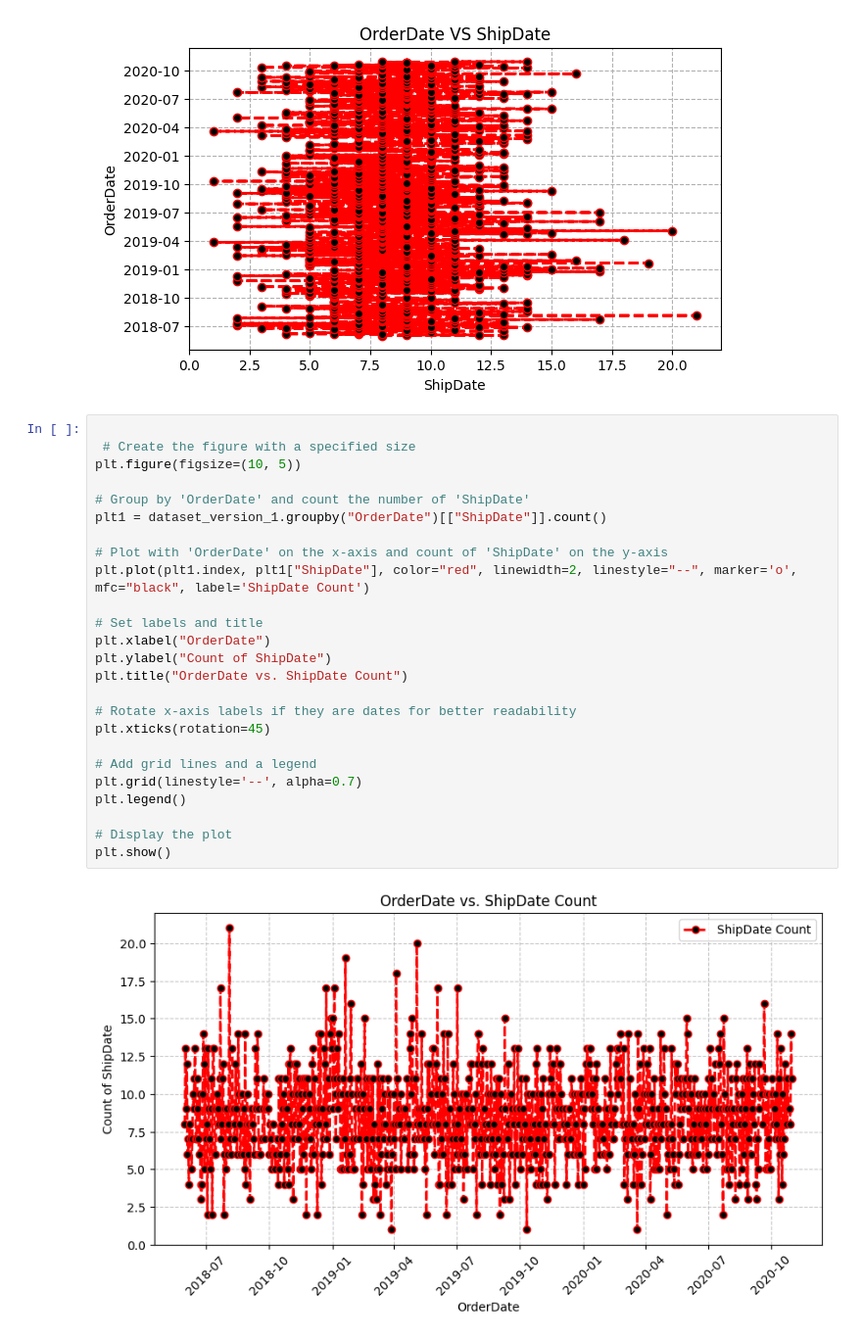
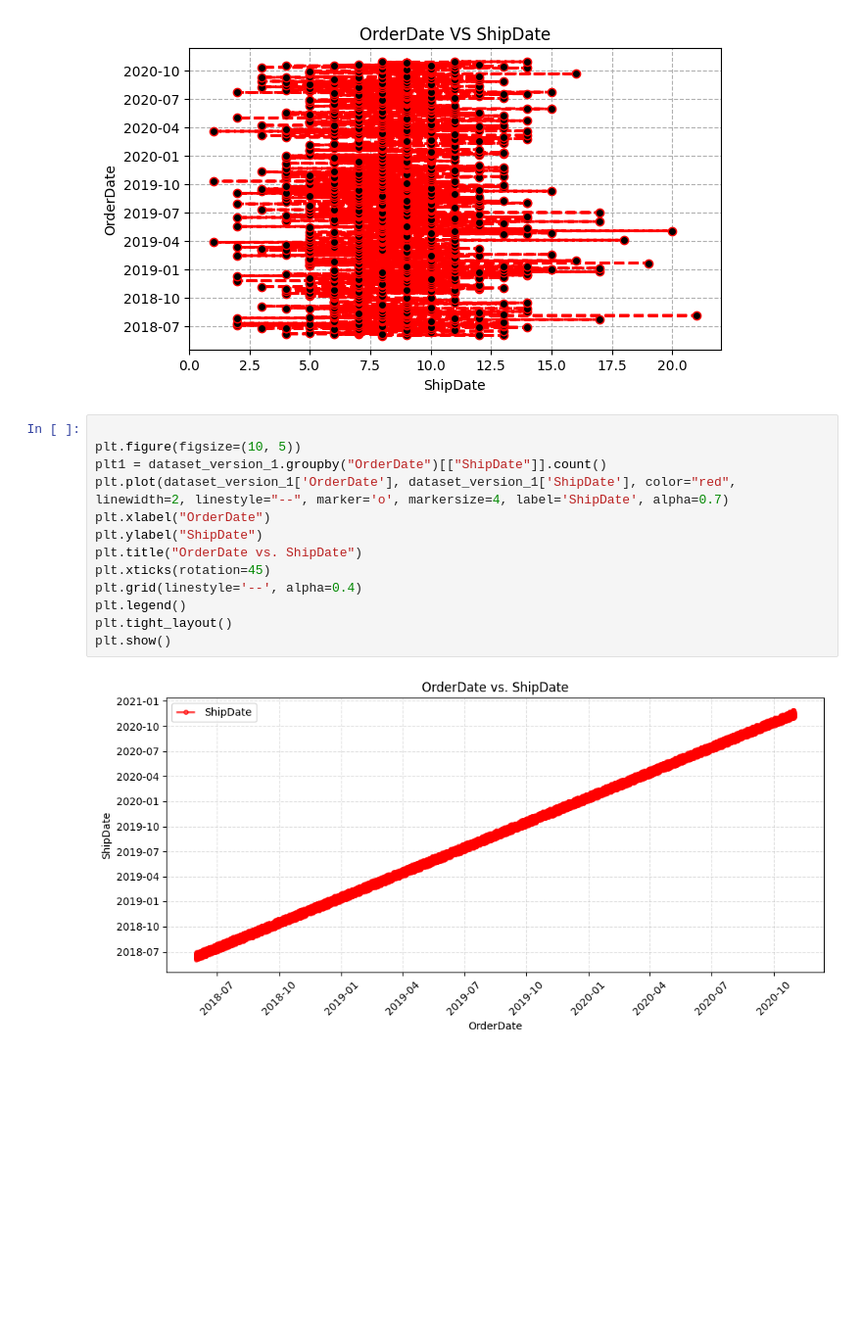
Before and after one commit to NSinha025/ZDS-Mock-Project, a Jupyter notebook: Sales_Order_Sheet_EDA.ipynb, the cells around one changed output. Shown at 98% size. Drawn from its saved outputs; the diff is of its cells as text; blank space fills up the shorter version.

Commit message:
changed shipdate count to shipdate

```diff
--- a/Sales_Order_Sheet_EDA.ipynb
+++ b/Sales_Order_Sheet_EDA.ipynb
@@ -369,28 +369,16 @@ plt.show()
 [figure]
 # %%
 
- # Create the figure with a specified size
 plt.figure(figsize=(10, 5))
-
-# Group by 'OrderDate' and count the number of 'ShipDate'
 plt1 = dataset_version_1.groupby("OrderDate")[["ShipDate"]].count()
-
-# Plot with 'OrderDate' on the x-axis and count of 'ShipDate' on the y-axis
-plt.plot(plt1.index, plt1["ShipDate"], color="red", linewidth=2, linestyle="--", marker='o', mfc="black", label='ShipDate Count')
-
-# Set labels and title
+plt.plot(dataset_version_1['OrderDate'], dataset_version_1['ShipDate'], color="red", linewidth=2, linestyle="--", marker='o', markersize=4, label='ShipDate', alpha=0.7)
 plt.xlabel("OrderDate")
-plt.ylabel("Count of ShipDate")
-plt.title("OrderDate vs. ShipDate Count")
-
-# Rotate x-axis labels if they are dates for better readability
+plt.ylabel("ShipDate")
+plt.title("OrderDate vs. ShipDate")
 plt.xticks(rotation=45)
-
-# Add grid lines and a legend
-plt.grid(linestyle='--', alpha=0.7)
+plt.grid(linestyle='--', alpha=0.4)
 plt.legend()
-
-# Display the plot
+plt.tight_layout()
 plt.show()
 # %% [output]
-[figure, old version]
+[figure, new version]
```
